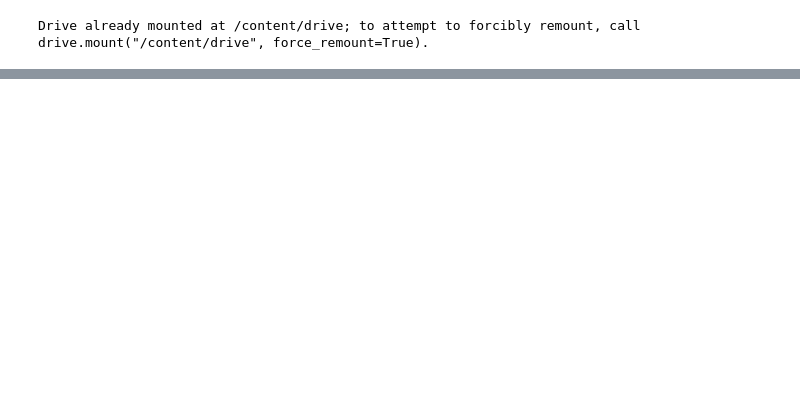
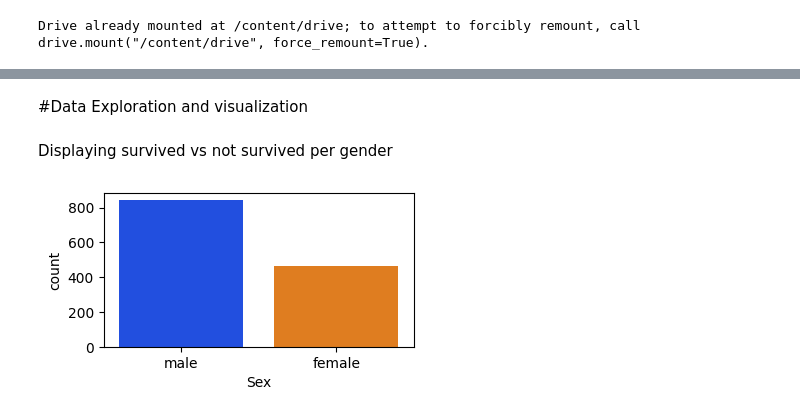
Before and after one commit to venkatesh010196/classification_titanicdata, a Jupyter notebook: classification.ipynb, the cells around one changed output, grey strips where cells are left out. Cells and saved outputs as stored; diff of their text form; code cells hidden in the pictures; blank space fills up the shorter version.

```diff
--- a/classification.ipynb
+++ b/classification.ipynb
@@ -14,3 +14,6 @@ import pandas as pd
 import numpy as np
 import matplotlib.pyplot as plt
 import seaborn as sb
+# %%
+df_test = pd.read_csv(test_file_path)
+df_test.head()
@@ -17,6 +27,6 @@ import seaborn as sb
 # %%
-df = pd.read_csv(train_file_path)
-df.head()
+df_train = pd.read_csv(train_file_path)
+df_train.head()
 # %% [output]
 |  | PassengerId | Survived | Pclass | Name | Sex | Age | SibSp | Parch | Ticket | Fare | ... |
 | 0 | 1 | 0 | 3 | Braund, Mr. Owen Harris | male | 22.0 | 1 | 0 | A/5 21171 | 7.2500 | ... |
@@ -24,3 +34,10 @@ df.head()
 | 2 | 3 | 1 | 3 | Heikkinen, Miss. Laina | female | 26.0 | 0 | 0 | STON/O2. 3101282 | 7.9250 | ... |
 | 3 | 4 | 1 | 1 | Futrelle, Mrs. Jacques Heath (Lil... | female | 35.0 | 1 | 0 | 113803 | 53.1000 | ... |
 | 4 | 5 | 0 | 3 | Allen, Mr. William Henry | male | 35.0 | 0 | 0 | 373450 | 8.0500 | ... |
+# %%
+
+label = df_train['Survived']
+df_train = df_train.drop('Survived',axis = 1)
+
+df = df_train.append(df_test)
+df.head()
@@ -26,0 +51,10 @@ df.head()
+# %% [markdown]
+#Data Exploration and visualization
+# %% [markdown]
+Displaying survived vs not survived per gender
+# %%
+plt.figure(figsize=(4, 2))
+sb.countplot(x=df['Sex'],palette='bright')
+plt.show()
+# %% [output]
+[figure, added]
```
Also changed, not shown: parts of 37 cells of this notebook.
